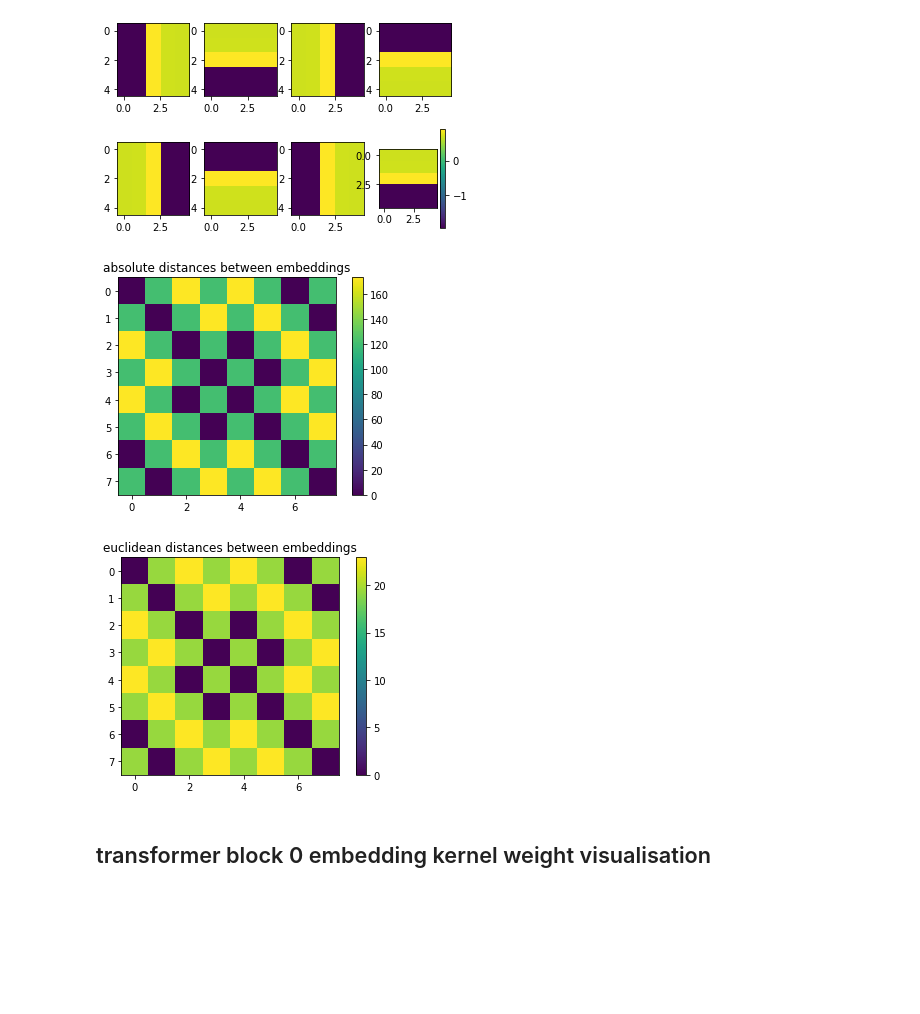
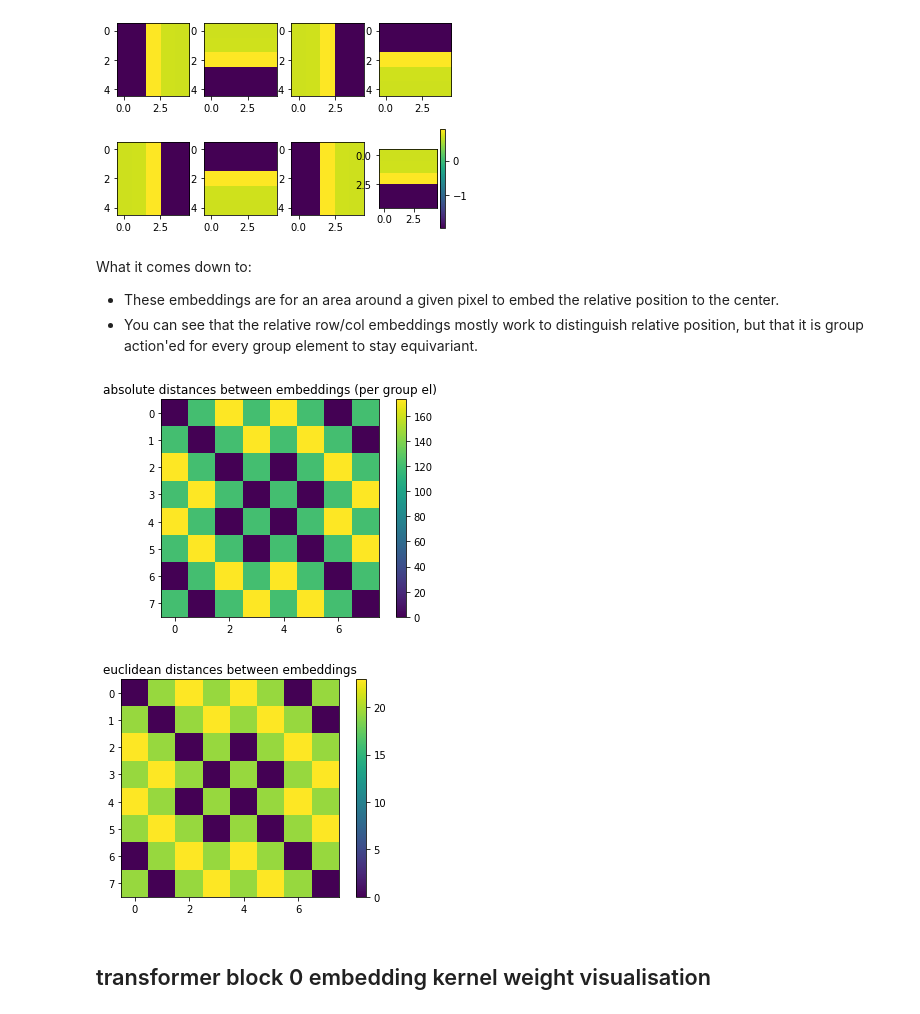
Before and after one commit to WouterBant/GEVit-DL2-Project, a Jupyter notebook: src/demo/demo_only_3_and_8.ipynb, the cells around one changed output. Cells and saved outputs as stored; diff of their text form; code cells hidden in the pictures; blank space fills up the shorter version.

```diff
--- a/src/demo/demo_only_3_and_8.ipynb
+++ b/src/demo/demo_only_3_and_8.ipynb
@@ -225,7 +225,7 @@ plt.show()
 # %% [output]
 [figure]
 # %%
-row_indices = module.lifting_self_attention.col_indices
+row_indices = module.lifting_self_attention.row_indices
 
 for i in range(8):
     plt.subplot(2,4,i+1)
@@ -373,28 +389,32 @@ torch.Size([8, 5, 5])
 [figure]
 [figure]
 [figure]
+# %% [markdown]
+What it comes down to:
+- These embeddings are for an area around a given pixel to embed the relative position to the center.
+- You can see that the relative row/col embeddings mostly work to distinguish relative position, but that it is group action'ed for every group element to stay equivariant.
 # %%
 embeds = [final_col_embedding[i] for i in range(8)]
 
 dists_abs = np.zeros((8,8))
 dists_euc = np.zeros((8,8))
 
 for i in range(8):
     for j in range(8):
         dists_abs[i][j] = np.sum(np.abs(embeds[i] - embeds[j]))
         dists_euc[i][j] = np.sqrt(np.sum((embeds[i] - embeds[j])**2))
 
-plt.title('absolute distances between embeddings')
+plt.title('absolute distances between embeddings (per group el)')
 plt.imshow(dists_abs)
 plt.colorbar()
 plt.show()
 
 plt.title('euclidean distances between embeddings')
 plt.imshow(dists_euc)
 plt.colorbar()
 plt.show()
 # %% [output]
-[figure, old version]
+[figure, new version]
 [figure]
 # %% [markdown]
 ## transformer block 0 embedding kernel weight visualisation
```
Also changed, not shown: parts of 5 cells of this notebook.
